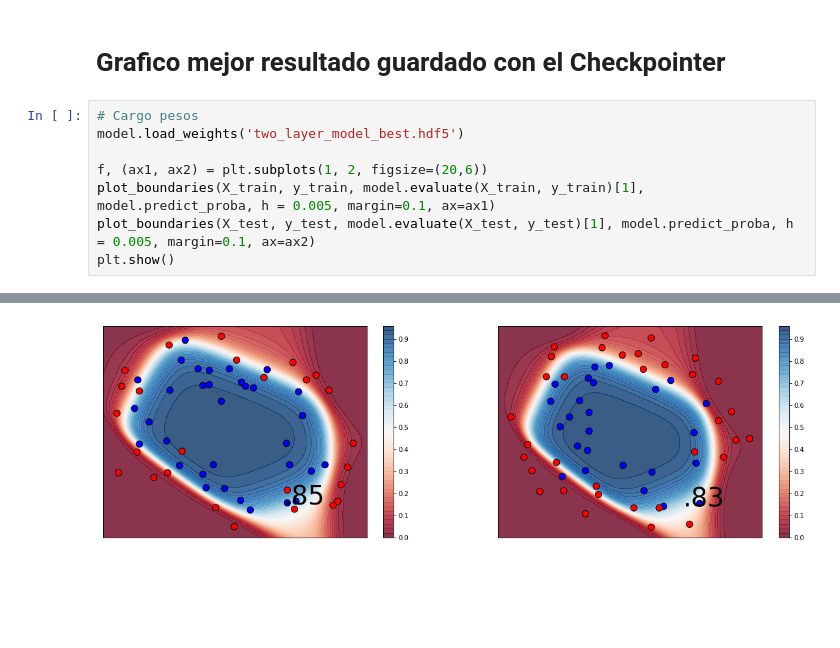
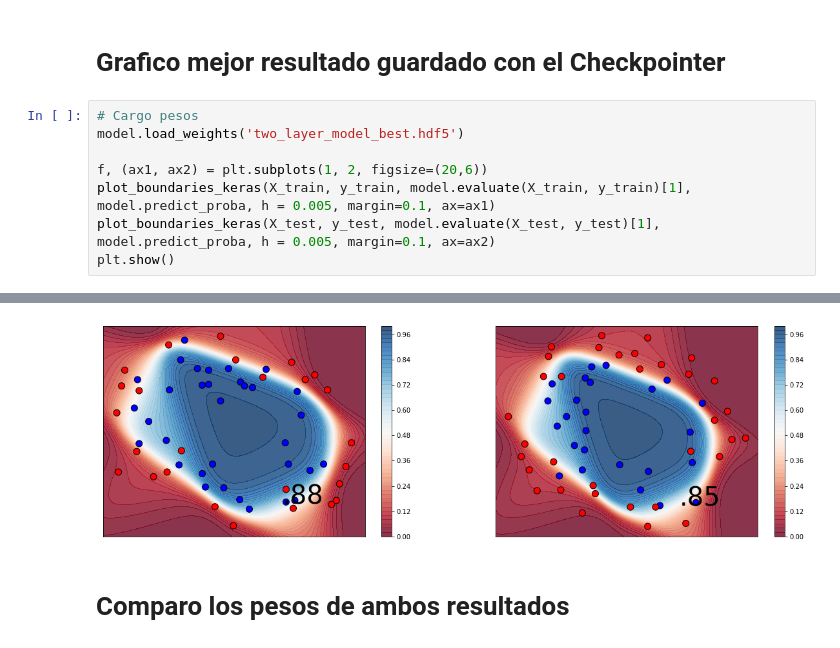
Before and after one commit to jganzabal/MLP-chips-dataset, a Jupyter notebook: ejercicio.ipynb, the cells around one changed output, grey strips where cells are left out. Cells and saved outputs as stored; diff of their text form; blank space fills up the shorter version.

```diff
--- a/ejercicio.ipynb
+++ b/ejercicio.ipynb
@@ -141,7 +147,7 @@ plt.show()
 model.load_weights('two_layer_model_best.hdf5')
 
 f, (ax1, ax2) = plt.subplots(1, 2, figsize=(20,6))
-plot_boundaries(X_train, y_train, model.evaluate(X_train, y_train)[1], model.predict_proba, h = 0.005, margin=0.1, ax=ax1)
-plot_boundaries(X_test, y_test, model.evaluate(X_test, y_test)[1], model.predict_proba, h = 0.005, margin=0.1, ax=ax2)
+plot_boundaries_keras(X_train, y_train, model.evaluate(X_train, y_train)[1], model.predict_proba, h = 0.005, margin=0.1, ax=ax1)
+plot_boundaries_keras(X_test, y_test, model.evaluate(X_test, y_test)[1], model.predict_proba, h = 0.005, margin=0.1, ax=ax2)
 plt.show()
 # %% [output]
@@ -150,4 +156,6 @@ plt.show()
-[figure, old version]
+[figure, new version]
+# %% [markdown]
+# Comparo los pesos de ambos resultados
 # %%
 model.load_weights('two_layer_model_best.hdf5')
 best_weights = model.get_weights()
```
Also changed, not shown: parts of 5 cells of this notebook, 4 other files.
